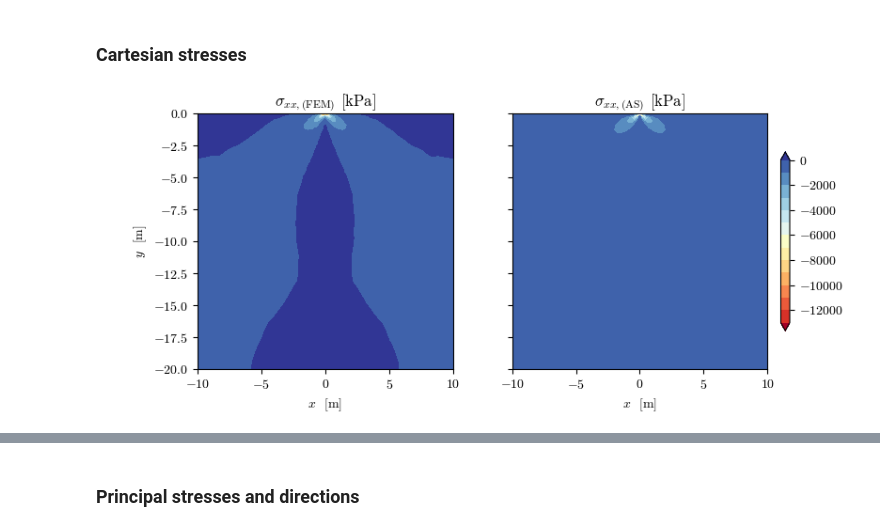
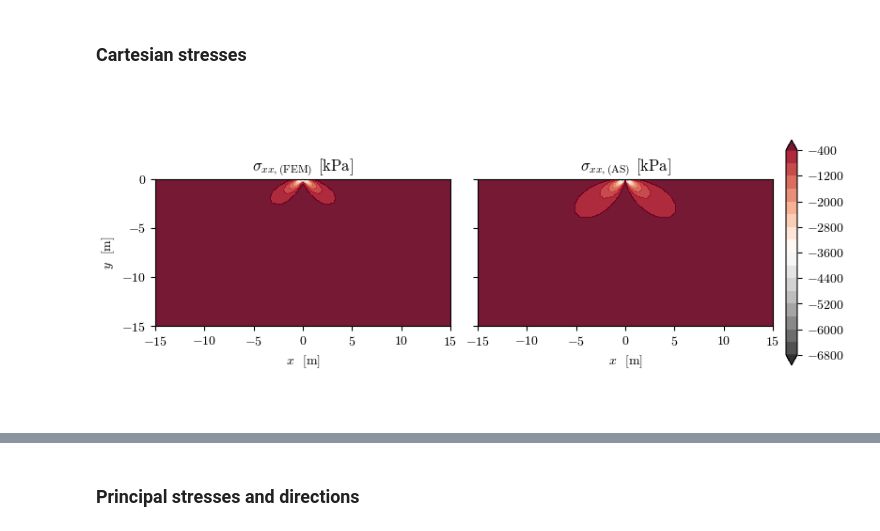
Before and after one commit to AppliedMechanics-EAFIT/foundation_eng, a Jupyter notebook: notebooks/flamants_line_load.ipynb, the cells around one changed output, grey strips where cells are left out. Drawn from its saved outputs; the diff is of its cells as text; code cells hidden in the pictures.

```diff
--- a/notebooks/flamants_line_load.ipynb
+++ b/notebooks/flamants_line_load.ipynb
@@ -355,9 +358,9 @@ def compare_solutions(x, y, field, tensors_FEM, tensors_AS, nodes, elements):
 load = -1e7  # [N/m]
 elastic_mod = 50e6  # [N/m²]
 poisson_rat = 0.3
-domain_width = 20  # [m]
-domain_depth = 20  # [m]
-d = 10  # [m] Depth of inmovile point below load for analytical solution of displacements
+domain_width = 30  # [m]
+domain_depth = 15  # [m]
+d = domain_depth  # [m] Depth of inmovile point below load for analytical solution of displacements
 
 # FEM SOLUTION
 # Creating the domain and meshing it
@@ -402,11 +387,11 @@ plot_mesh(nodes, elements, loads, figsize=[5, 5])
 # %% [markdown]
 ### Cartesian stresses
 # %%
+fields=(tensors_FEM["𝜎_xx"], tensors_AS["𝜎_xx"])
 plot_fields(  # Stresses in xx-direction
-    fields=(tensors_FEM["𝜎_xx"], tensors_AS["𝜎_xx"]),
-    nodes=nodes, elements=elements,
+    fields=fields, nodes=nodes, elements=elements,
     titles=["$\sigma_{xx, \mathrm{(FEM)}}$ [kPa]", "$\sigma_{xx, \mathrm{(AS)}}$ [kPa]"],
-    share_colorbar=True, figsize=[8, 3.5]
+    share_colorbar=True, figsize=[8, 3.5], vmin=0.5*np.nanmin(fields)
 )
 # %% [output]
-[figure, old version]
+[figure, new version]
```
Also changed, not shown: parts of 13 cells of this notebook, 1 other file.
